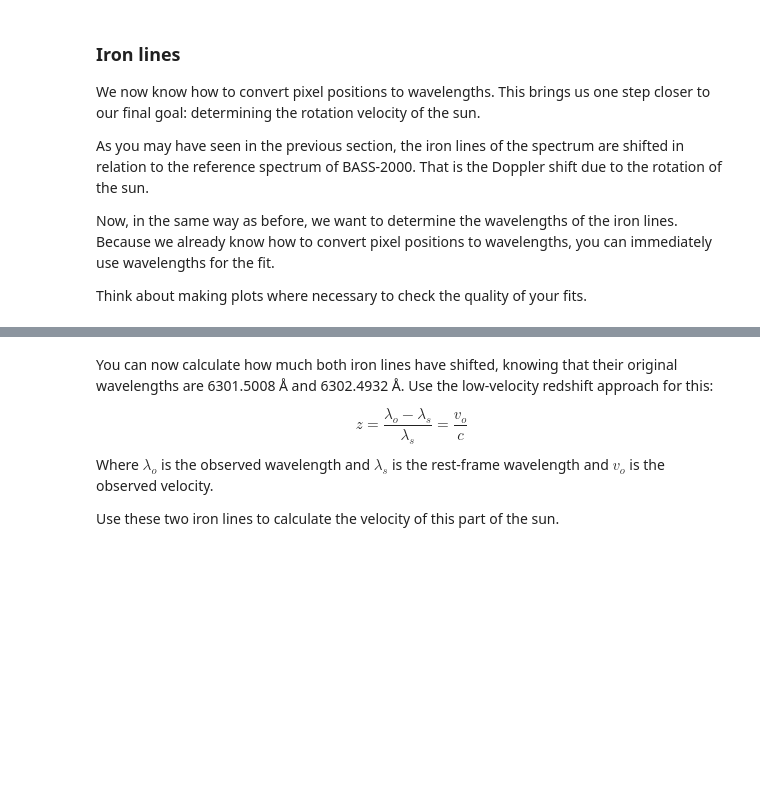
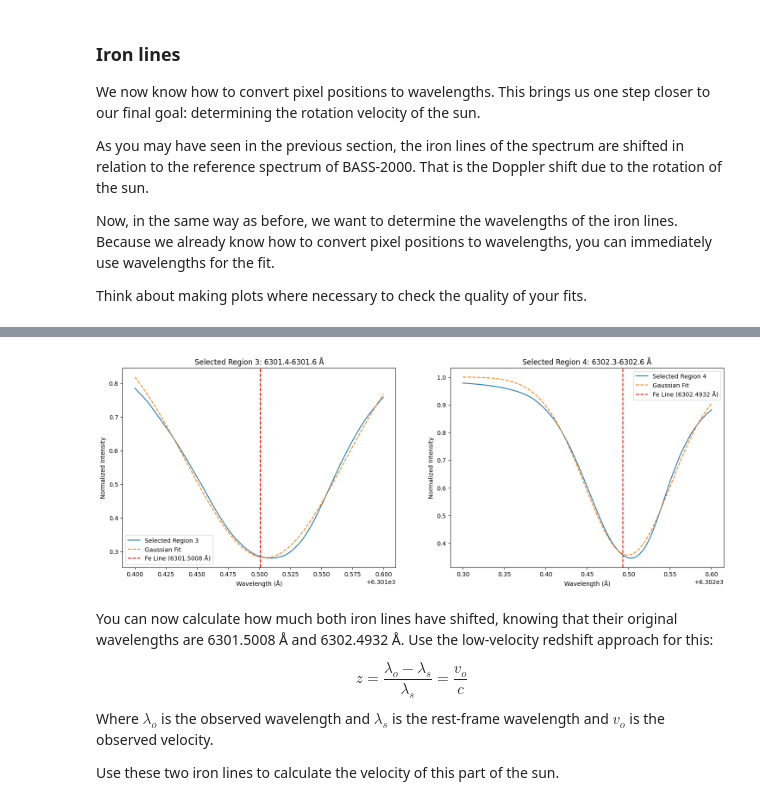
Before and after one commit to TheCaspeer/Universiteit-Leiden, a Jupyter notebook: year1_semester2/Praktische_Sterrenkunde/Opdracht6/TheSun.ipynb, the cells around one changed output, grey strips where cells are left out. Cells and saved outputs as stored; diff of their text form; code cells hidden in the pictures; blank space fills up the shorter version.

```diff
--- a/year1_semester2/Praktische_Sterrenkunde/Opdracht6/TheSun.ipynb
+++ b/year1_semester2/Praktische_Sterrenkunde/Opdracht6/TheSun.ipynb
@@ -501,3 +534,22 @@ Think about making plots where necessary to check the quality of your fits.
+# %%
+fig, (ax1, ax2) = plt.subplots(1, 2, figsize=(18, 6))
+ax1.plot(fe1_data[0], fe1_data[1], label="Selected Region 3")
+ax1.plot(fe1_data[0], gauss(fe1_data[0], *fit3[0]), label="Gaussian Fit", linestyle="--")
+ax1.set_xlabel("Wavelength (Å)")
+ax1.set_ylabel("Normalized Intensity")
+ax1.set_title(f"Selected Region 3: {selection3[0]}-{selection3[1]} Å")
+ax1.axvline(6301.5008, color="red", linestyle="--", label="Fe Line (6301.5008 Å)",zorder=-1)
+ax1.legend()
+ax2.plot(fe2_data[0], fe2_data[1], label="Selected Region 4")
+ax2.plot(fe2_data[0], gauss(fe2_data[0], *fit4[0]), label="Gaussian Fit", linestyle="--")
+ax2.set_xlabel("Wavelength (Å)")
+ax2.set_ylabel("Normalized Intensity")
+ax2.set_title(f"Selected Region 4: {selection4[0]}-{selection4[1]} Å")
+ax2.axvline(6302.4932, color="red", linestyle="--", label="Fe Line (6302.4932 Å)",zorder=-1)
+ax2.legend()
+plt.show()
+# %% [output]
+[figure, added]
 # %% [markdown]
 You can now calculate how much both iron lines have shifted, knowing that their original wavelengths are 6301.5008 Å and 6302.4932 Å. Use the low-velocity redshift approach for this:
 <!-- values from NIST as linked to BASS2000 -->
```
Also changed, not shown: parts of 6 cells of this notebook.
